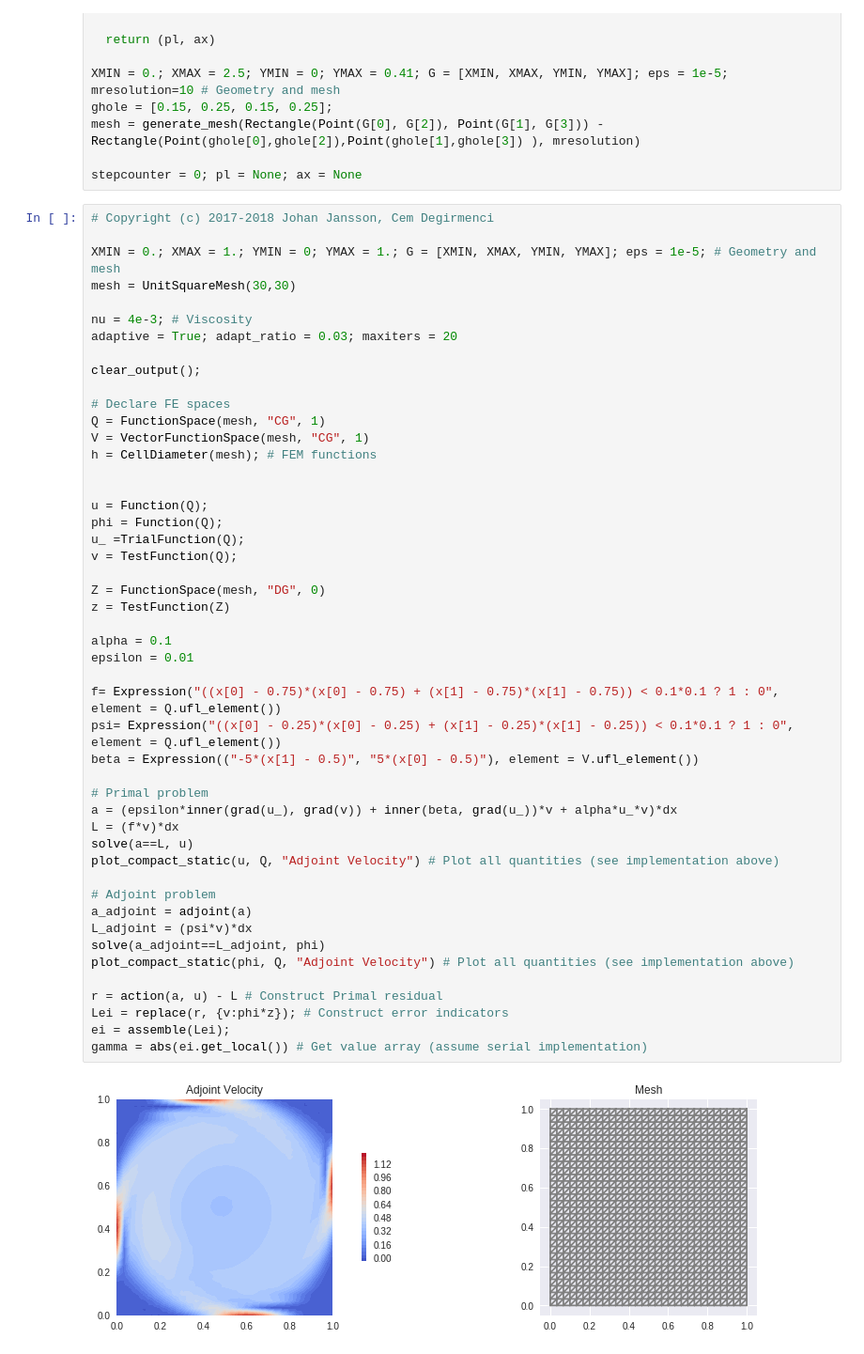
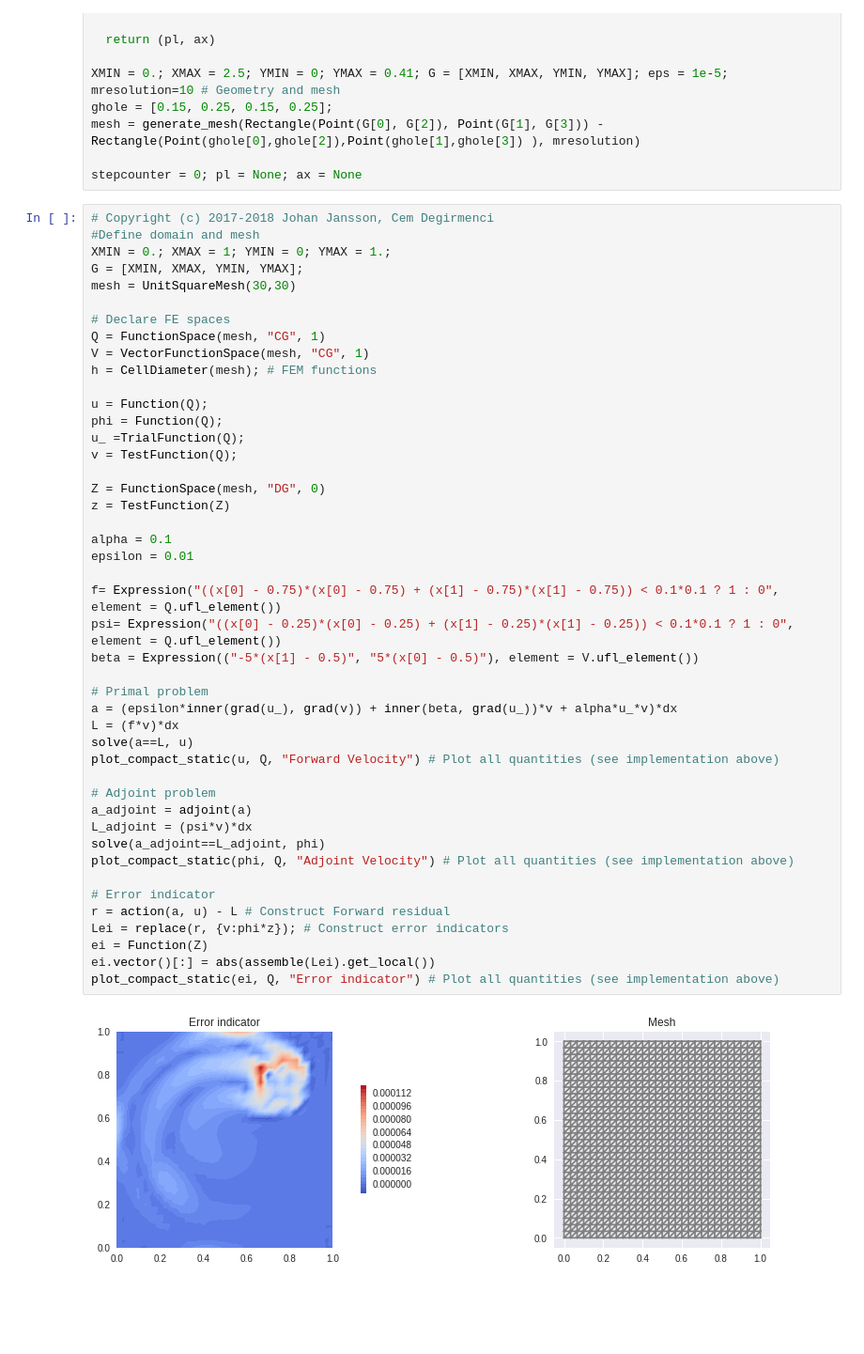
Before and after one commit to johanjan/MOOC-HPFEM-source, a Jupyter notebook: MOOC_HPFEM_Adjoint.ipynb, the cells around one changed output. Shown at 94% size. Cells and saved outputs as stored; diff of their text form; blank space fills up the shorter version.

Commit message:
Add error indicator.

```diff
--- a/MOOC_HPFEM_Adjoint.ipynb
+++ b/MOOC_HPFEM_Adjoint.ipynb
@@ -76,51 +76,48 @@ mesh = generate_mesh(Rectangle(Point(G[0], G[2]), Point(G[1], G[3])) - Rectangle
 stepcounter = 0; pl = None; ax = None
 # %%
 # Copyright (c) 2017-2018 Johan Jansson, Cem Degirmenci
-
-XMIN = 0.; XMAX = 1.; YMIN = 0; YMAX = 1.; G = [XMIN, XMAX, YMIN, YMAX]; eps = 1e-5; # Geometry and mesh
+#Define domain and mesh
+XMIN = 0.; XMAX = 1; YMIN = 0; YMAX = 1.;
+G = [XMIN, XMAX, YMIN, YMAX];
 mesh = UnitSquareMesh(30,30)
-
-nu = 4e-3; # Viscosity
-adaptive = True; adapt_ratio = 0.03; maxiters = 20
-
-clear_output();
 
 # Declare FE spaces
 Q = FunctionSpace(mesh, "CG", 1)
 V = VectorFunctionSpace(mesh, "CG", 1)
 h = CellDiameter(mesh); # FEM functions
-
 
 u = Function(Q);
 phi = Function(Q);
 u_ =TrialFunction(Q);
 v = TestFunction(Q);
 
 Z = FunctionSpace(mesh, "DG", 0)
 z = TestFunction(Z)
 
 alpha = 0.1
 epsilon = 0.01
 
 f= Expression("((x[0] - 0.75)*(x[0] - 0.75) + (x[1] - 0.75)*(x[1] - 0.75)) < 0.1*0.1 ? 1 : 0", element = Q.ufl_element())
 psi= Expression("((x[0] - 0.25)*(x[0] - 0.25) + (x[1] - 0.25)*(x[1] - 0.25)) < 0.1*0.1 ? 1 : 0", element = Q.ufl_element())
 beta = Expression(("-5*(x[1] - 0.5)", "5*(x[0] - 0.5)"), element = V.ufl_element())
 
 # Primal problem
 a = (epsilon*inner(grad(u_), grad(v)) + inner(beta, grad(u_))*v + alpha*u_*v)*dx
 L = (f*v)*dx
 solve(a==L, u)
-plot_compact_static(u, Q, "Adjoint Velocity") # Plot all quantities (see implementation above)
+plot_compact_static(u, Q, "Forward Velocity") # Plot all quantities (see implementation above)
 
 # Adjoint problem
 a_adjoint = adjoint(a)
 L_adjoint = (psi*v)*dx
 solve(a_adjoint==L_adjoint, phi)
 plot_compact_static(phi, Q, "Adjoint Velocity") # Plot all quantities (see implementation above)
 
-r = action(a, u) - L # Construct Primal residual
+# Error indicator
+r = action(a, u) - L # Construct Forward residual
 Lei = replace(r, {v:phi*z}); # Construct error indicators
-ei = assemble(Lei);
-gamma = abs(ei.get_local()) # Get value array (assume serial implementation)
+ei = Function(Z)
+ei.vector()[:] = abs(assemble(Lei).get_local())
+plot_compact_static(ei, Q, "Error indicator") # Plot all quantities (see implementation above)
 # %% [output]
-[figure, old version]
+[figure, new version]
```
Also changed, not shown: parts of 2 cells of this notebook.
